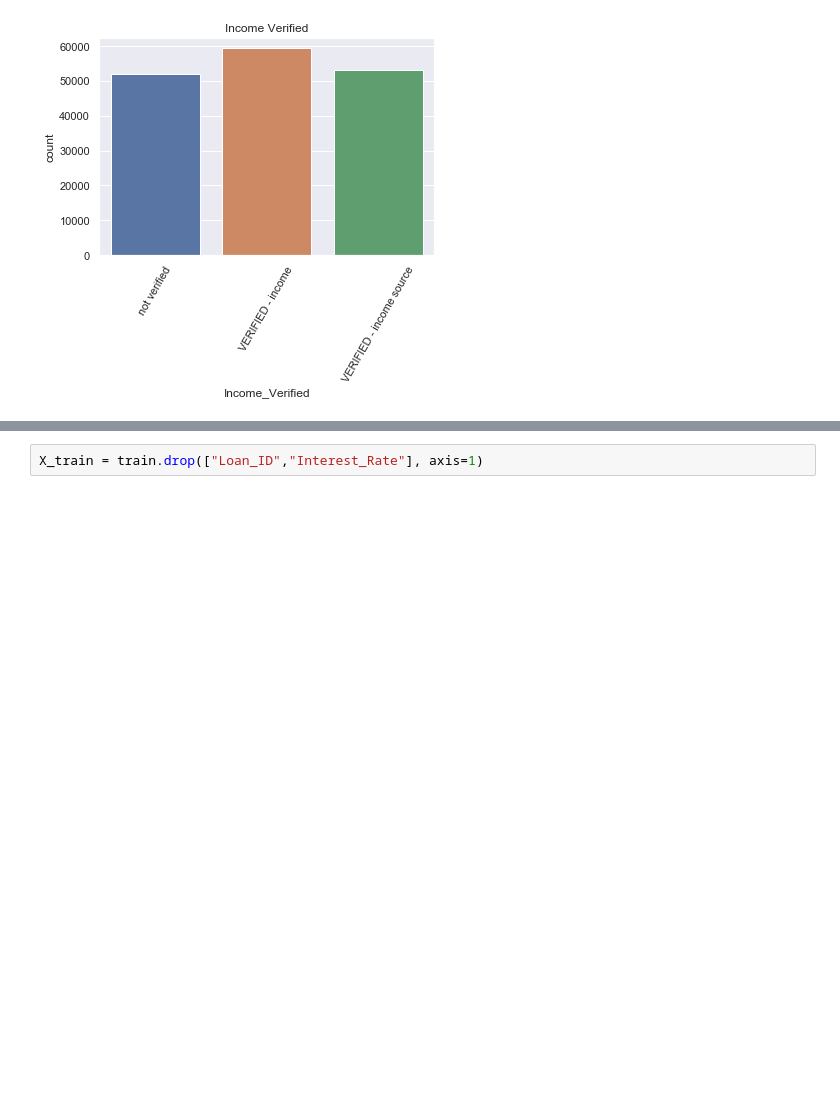
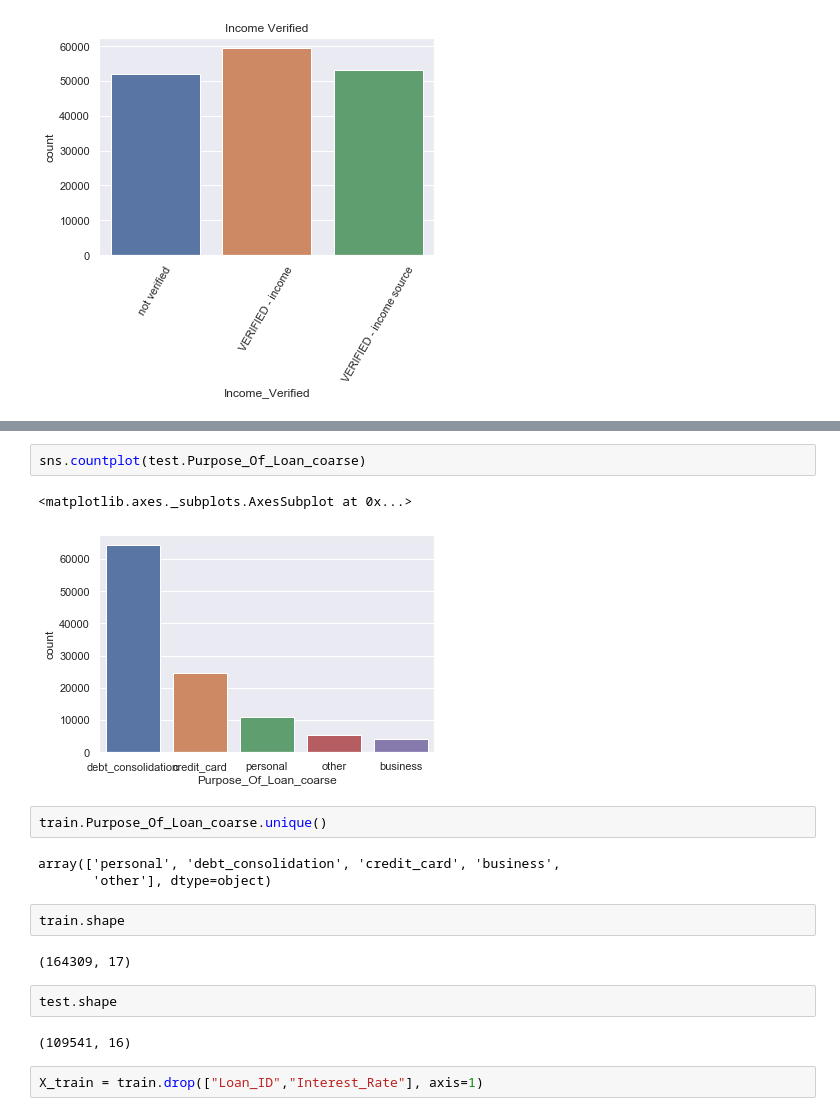
Before and after one commit to pranaymodukuru/janatahack-ml-for-banking, a Jupyter notebook: Data_Analysis.ipynb, the cells around one changed output, grey strips where cells are left out. Drawn from its saved outputs; the diff is of its cells as text; blank space fills up the shorter version.

```diff
--- a/Data_Analysis.ipynb
+++ b/Data_Analysis.ipynb
@@ -172,3 +314,21 @@ plt.show()
+# %%
+sns.countplot(test.Purpose_Of_Loan_coarse)
+# %% [output]
+<matplotlib.axes._subplots.AxesSubplot at 0x...>
+[figure, added]
+# %%
+train.Purpose_Of_Loan_coarse.unique()
+# %% [output]
+array(['personal', 'debt_consolidation', 'credit_card', 'business',
+       'other'], dtype=object)
+# %%
+train.shape
+# %% [output]
+(164309, 17)
+# %%
+test.shape
+# %% [output]
+(109541, 16)
 # %%
 X_train = train.drop(["Loan_ID","Interest_Rate"], axis=1)
 # %%
```
Also changed, not shown: parts of 23 cells of this notebook, 1 other file.
